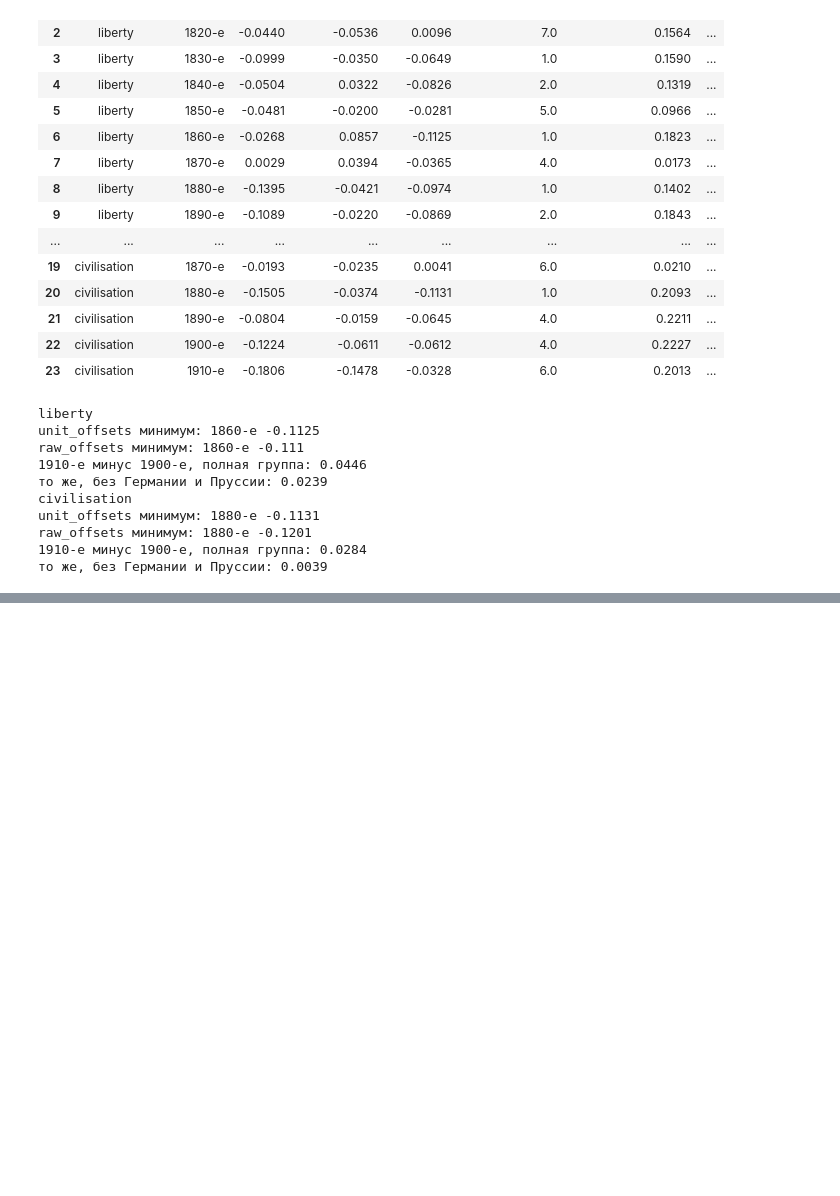
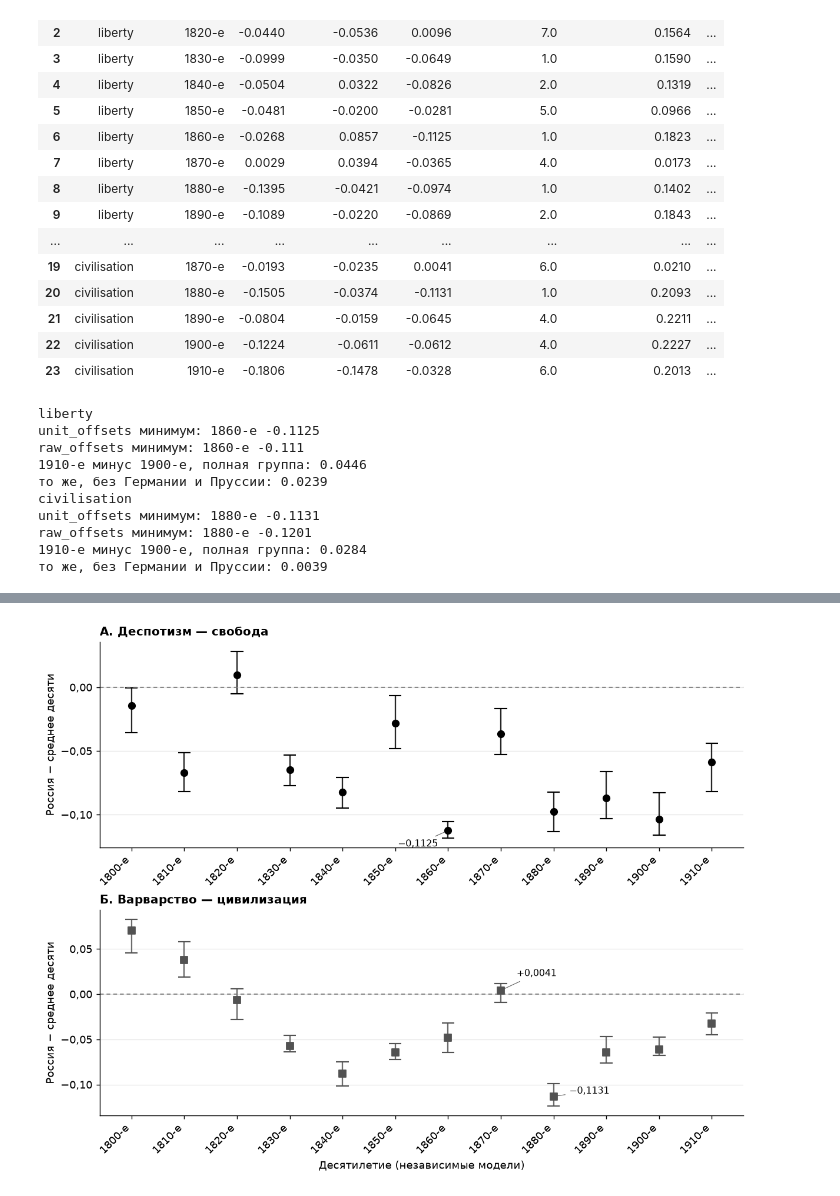
Before and after one commit to alexeyvkuznetsov/british-press-semantic-change, a Jupyter notebook: 02_russia_axes.ipynb, the cells around one changed output, grey strips where cells are left out. Cells and saved outputs as stored; diff of their text form; code cells hidden in the pictures; blank space fills up the shorter version.

```diff
--- a/02_russia_axes.ipynb
+++ b/02_russia_axes.ipynb
@@ -356,13 +254,6 @@ groups=pd.DataFrame(group_rows); gaps=pd.DataFrame(gap_rows)
 T.save_table(groups.round(6),"05_country_group_sensitivity",index=False)
 T.save_table(gaps.round(6),"05_britain_russia",index=False)
 display(groups[groups["десятилетие"].isin(["1870-е","1910-е"]) & groups["сценарий"].isin(["основной"]+list(C.CONTROL_EXCLUSIONS))].round(4))
-fig,ax=T.figure(height_cm=8.5)
-for axn in C.WORKING_AXES:
-    sub=gaps[gaps["ось"]==axn].set_index("десятилетие").reindex(LABS)
-    ax.plot(x,sub["britain_minus_russia"],marker="o",label=C.AXES[axn]["label"])
-ax.axhline(0,color="0.4",lw=.8); ax.set_xticks(x,LABS,rotation=45)
-ax.set_ylabel("Британия минус Россия"); ax.yaxis.set_major_formatter(T.COMMA); ax.legend(frameon=False)
-fig.tight_layout(); T.save_fig(fig,"05_britain_russia"); plt.show()
 # %% [output]
 Сохранено: results/tables/05_country_group_sensitivity.csv
 Сохранено: results/tables/05_britain_russia.csv
@@ -449,15 +338,6 @@ summary = loo.groupby(["ось","десятилетие"],sort=False).agg(пол
     максимум_разрыва=("britain_minus_russia","max"), смены_знака_разрыва=("смена_знака_разрыва","sum")).reset_index()
 T.save_table(summary.round(6),"05_leave_one_pair_summary",index=False)
 display(summary.round(4))
-fig, axes = T.figure(height_cm=13,nrows=2,ncols=1,layout="constrained",sharex=True)
-for axp,axn in zip(axes,C.WORKING_AXES):
-    sub=summary[summary["ось"]==axn].set_index("десятилетие").reindex(LABS)
-    axp.axhline(0,color="0.4",lw=.8)
-    axp.fill_between(x,sub["минимум"].to_numpy(float),sub["максимум"].to_numpy(float),alpha=.22,label="диапазон при исключении одной пары")
-    axp.plot(x,sub["полная_разность"],marker="o",label="полная ось")
-    axp.set_title(C.AXES[axn]["label"]); axp.yaxis.set_major_formatter(T.COMMA); axp.legend(frameon=False,fontsize=8)
-axes[-1].set_xticks(x,LABS,rotation=45)
-T.save_fig(fig,"05_axis_pair_sensitivity"); plt.show()
 # %% [output]
 Сохранено: results/tables/05_leave_one_pair_out.csv
 Сохранено: results/tables/05_leave_one_pair_summary.csv
@@ -602,0 +541,47 @@ raw_offsets минимум: 1880-е -0.1201
+# %%
+plt.rcParams.update({
+  'font.family':'DejaVu Sans','font.size':10,'axes.titlesize':11,
+  'figure.dpi':130,'savefig.dpi':300, 'axes.spines.top':False,
+  'axes.spines.right':False,'axes.grid':False,
+  'pdf.fonttype':42,'ps.fonttype':42
+})
+STYLE={'liberty':{'marker':'o','color':'black','title':'А. Деспотизм — свобода'},
+       'civilisation':{'marker':'s','color':'0.32','title':'Б. Варварство — цивилизация'}}
+
+def axis_tick(v,pos=None):return f"{v:.2f}".replace('.',',').replace('-', '−')
+def save_pub(fig, base):
+    fig.savefig(FIGDIR/(base+'.png'),dpi=300,bbox_inches='tight',facecolor='white')
+    fig.savefig(FIGDIR/(base+'.pdf'),bbox_inches='tight',facecolor='white')
+
+def add_ranges(ax, middle, lo, hi, color, marker, axis_limits=None):
+    xx=np.arange(len(LABS))
+    ax.vlines(xx,lo,hi,color=color,lw=1.3,alpha=.85,zorder=2)
+    cap=.12
+    ax.hlines(lo,xx-cap,xx+cap,color=color,lw=1.2,zorder=2)
+    ax.hlines(hi,xx-cap,xx+cap,color=color,lw=1.2,zorder=2)
+    ax.scatter(xx,middle,marker=marker,s=40,facecolor=color,edgecolor=color,zorder=4)
+    ax.axhline(0,color='0.45',lw=.9,linestyle=(0,(4,3)))
+    ax.set_xlim(-.6,len(LABS)-.4)
+    ax.set_xticks(xx,LABS,rotation=45,ha='right')
+    ax.yaxis.set_major_locator(MultipleLocator(.05))
+    ax.yaxis.set_major_formatter(FuncFormatter(axis_tick))
+    ax.grid(axis='y',color='0.9',lw=.7)
+    if axis_limits: ax.set_ylim(*axis_limits)
+
+fig,axes=plt.subplots(2,1,figsize=(9.2,7.2),sharex=True,layout='constrained')
+for ax,key in zip(axes,C.WORKING_AXES):
+    d=A.loc[key].reindex(LABS); s=R.loc[key].reindex(LABS)
+    st=STYLE[key]
+    add_ranges(ax,d['difference'].to_numpy(float),s['минимум'].to_numpy(float),
+               s['максимум'].to_numpy(float),st['color'],st['marker'])
+    ax.set_title(st['title'],loc='left',weight='bold')
+    ax.set_ylabel('Россия − среднее десяти')
+    ax.tick_params(axis='x',labelbottom=True)
+axes[0].annotate('−0,1125',xy=(6,A.loc[('liberty','1860-е'),'difference']),xytext=(5.05,-.125),fontsize=9,arrowprops=dict(arrowstyle='-',lw=.6,color='0.35'))
+axes[1].annotate('+0,0041',xy=(7,A.loc[('civilisation','1870-е'),'difference']),xytext=(7.3,.02),fontsize=9,arrowprops=dict(arrowstyle='-',lw=.6,color='0.35'))
+axes[1].annotate('−0,1131',xy=(8,A.loc[('civilisation','1880-е'),'difference']),xytext=(8.3,-.11),fontsize=9,arrowprops=dict(arrowstyle='-',lw=.6,color='0.35'))
+axes[1].set_xlabel('Десятилетие (независимые модели)')
+save_pub(fig,'fig1_russia_axes_with_pair_ranges')
+plt.show()
+# %% [output]
+[figure, added]
```
Also changed, not shown: parts of 27 cells of this notebook, 9 other files.
